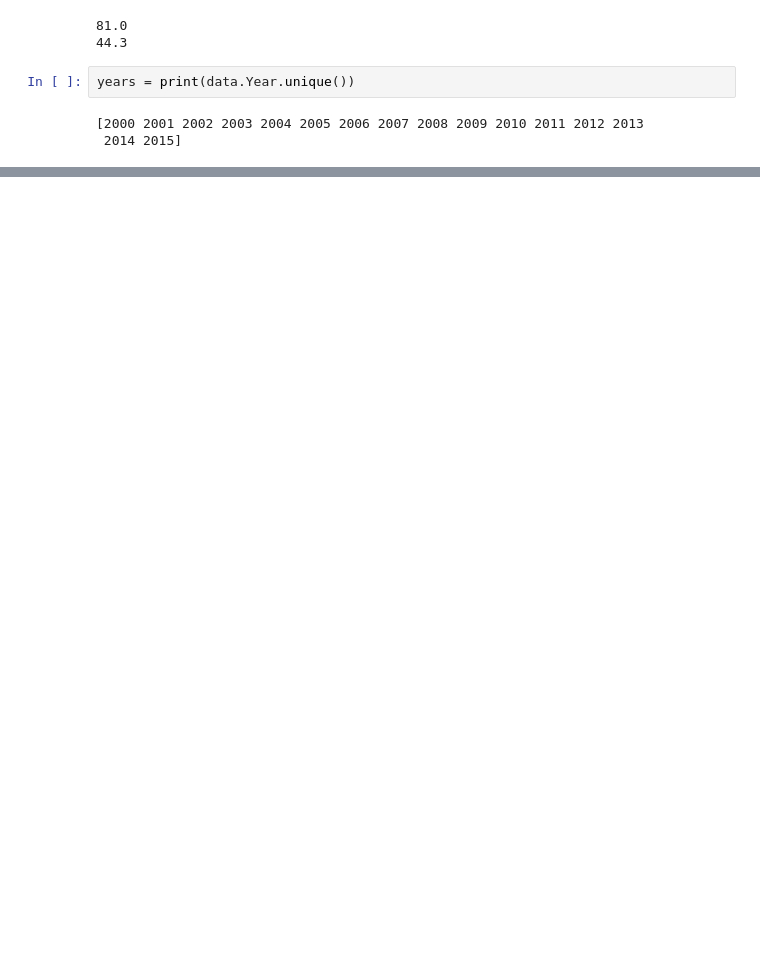
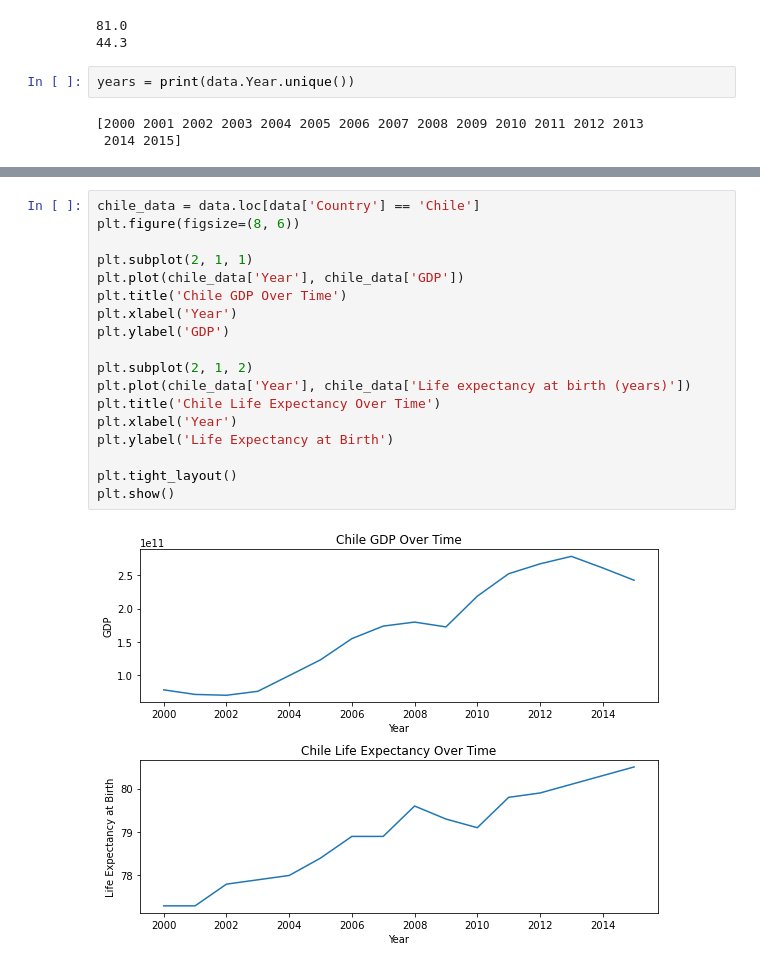
Before and after one commit to trapperian/GDP-Life_expectancy, a Jupyter notebook: life_expectancy_gdp.ipynb, the cells around one changed output, grey strips where cells are left out. Saved outputs shown, nothing was run; the diff lists cells and outputs as text; blank space fills up the shorter version.

```diff
--- a/life_expectancy_gdp.ipynb
+++ b/life_expectancy_gdp.ipynb
@@ -53,0 +95,20 @@ TypeError: unhashable type: 'numpy.ndarray'
+# %%
+chile_data = data.loc[data['Country'] == 'Chile']
+plt.figure(figsize=(8, 6))
+
+plt.subplot(2, 1, 1)
+plt.plot(chile_data['Year'], chile_data['GDP'])
+plt.title('Chile GDP Over Time')
+plt.xlabel('Year')
+plt.ylabel('GDP')
+
+plt.subplot(2, 1, 2)
+plt.plot(chile_data['Year'], chile_data['Life expectancy at birth (years)'])
+plt.title('Chile Life Expectancy Over Time')
+plt.xlabel('Year')
+plt.ylabel('Life Expectancy at Birth')
+
+plt.tight_layout()
+plt.show()
+# %% [output]
+[figure, added]
```
Also changed, not shown: parts of 8 cells of this notebook.
